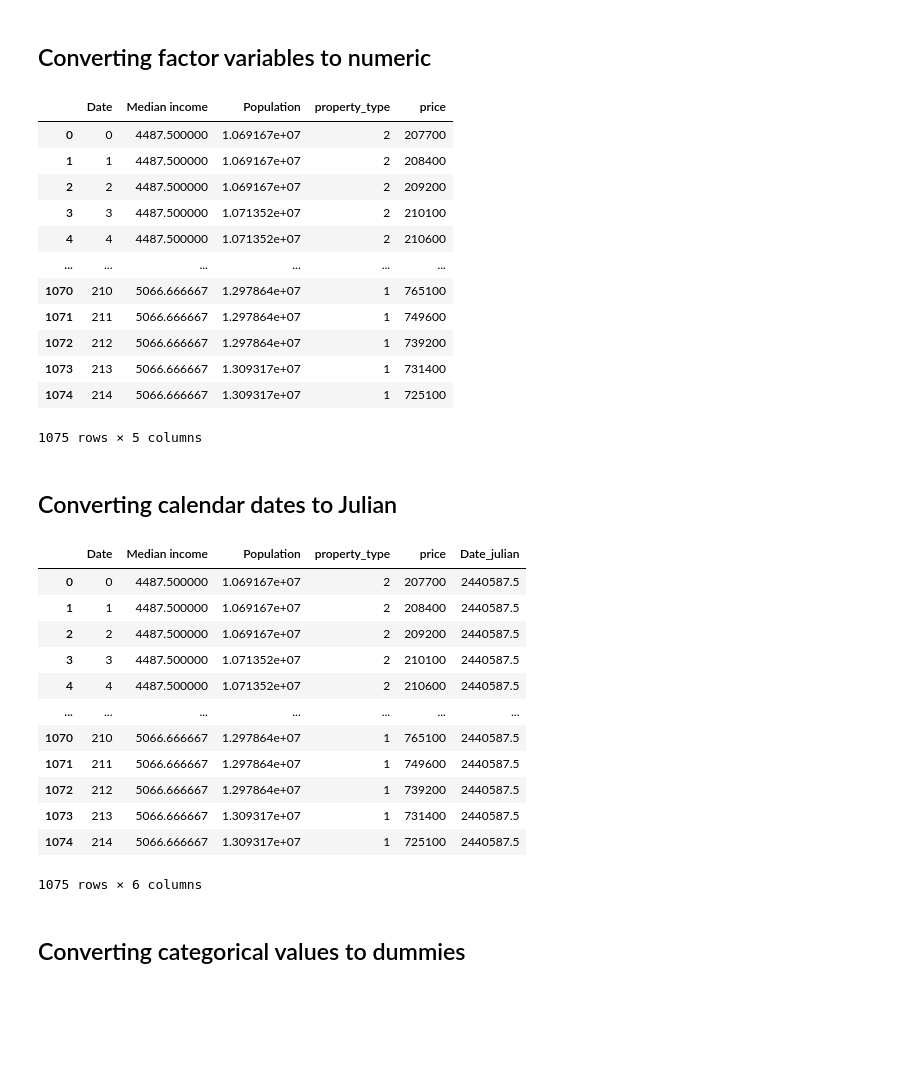
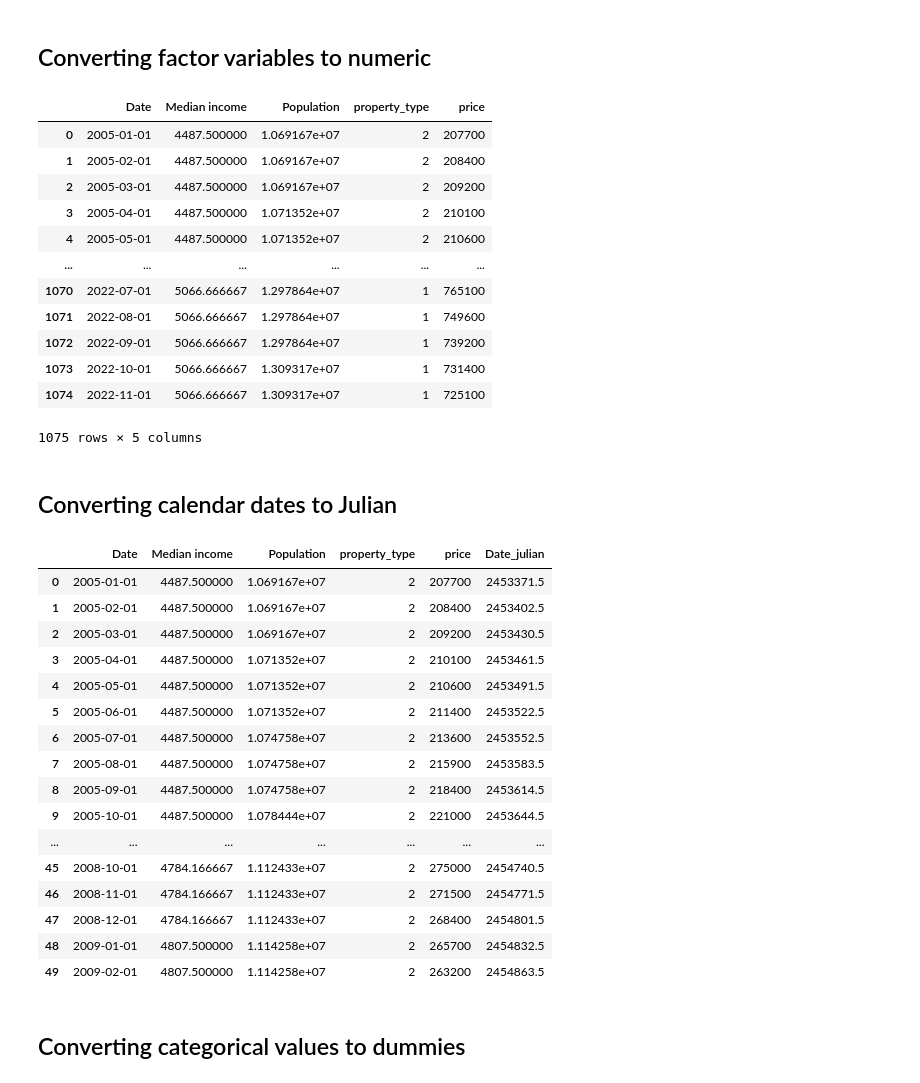
Before and after one commit to Jianting-Selina/PROG8430-1, a Jupyter notebook: workshop4.ipynb, the cells around one changed output. Saved outputs shown, nothing was run; the diff lists cells and outputs as text; code cells hidden in the pictures; blank space fills up the shorter version.

```diff
--- a/workshop4.ipynb
+++ b/workshop4.ipynb
@@ -38,7 +38,7 @@ from scipy.special import boxcox1p
 
 def convert_factors_to_numeric(df):
     le = LabelEncoder()
-    factor_columns = df.select_dtypes(include=['object']).columns
+    factor_columns = ['property_type']
     for col in factor_columns:
         df[col] = le.fit_transform(df[col])
     return df
@@ -46,40 +46,44 @@ after_numeric_df= convert_factors_to_numeric(df)
 after_numeric_df
 # %% [output]
 |  | Date | Median income | Population | property_type | price |
-| 0 | 0 | 4487.500000 | 1.069167e+07 | 2 | 207700 |
-| 1 | 1 | 4487.500000 | 1.069167e+07 | 2 | 208400 |
-| 2 | 2 | 4487.500000 | 1.069167e+07 | 2 | 209200 |
-| 3 | 3 | 4487.500000 | 1.071352e+07 | 2 | 210100 |
-| 4 | 4 | 4487.500000 | 1.071352e+07 | 2 | 210600 |
+| 0 | 2005-01-01 | 4487.500000 | 1.069167e+07 | 2 | 207700 |
+| 1 | 2005-02-01 | 4487.500000 | 1.069167e+07 | 2 | 208400 |
+| 2 | 2005-03-01 | 4487.500000 | 1.069167e+07 | 2 | 209200 |
+| 3 | 2005-04-01 | 4487.500000 | 1.071352e+07 | 2 | 210100 |
+| 4 | 2005-05-01 | 4487.500000 | 1.071352e+07 | 2 | 210600 |
 | ... | ... | ... | ... | ... | ... |
-| 1070 | 210 | 5066.666667 | 1.297864e+07 | 1 | 765100 |
-| 1071 | 211 | 5066.666667 | 1.297864e+07 | 1 | 749600 |
-| 1072 | 212 | 5066.666667 | 1.297864e+07 | 1 | 739200 |
-| 1073 | 213 | 5066.666667 | 1.309317e+07 | 1 | 731400 |
-| 1074 | 214 | 5066.666667 | 1.309317e+07 | 1 | 725100 |
+| 1070 | 2022-07-01 | 5066.666667 | 1.297864e+07 | 1 | 765100 |
+| 1071 | 2022-08-01 | 5066.666667 | 1.297864e+07 | 1 | 749600 |
+| 1072 | 2022-09-01 | 5066.666667 | 1.297864e+07 | 1 | 739200 |
+| 1073 | 2022-10-01 | 5066.666667 | 1.309317e+07 | 1 | 731400 |
+| 1074 | 2022-11-01 | 5066.666667 | 1.309317e+07 | 1 | 725100 |
 1075 rows × 5 columns
 # %% [markdown]
 ## Converting calendar dates to Julian
 # %%
 def convert_dates_to_julian(df, date_column):
     df[f'{date_column}_julian'] = pd.to_datetime(df[date_column]).map(lambda x: x.to_julian_date())
     return df
 after_convert_date=convert_dates_to_julian(after_numeric_df,'Date')
-after_convert_date
+after_convert_date.head(50)
 # %% [output]
 |  | Date | Median income | Population | property_type | price | Date_julian |
-| 0 | 0 | 4487.500000 | 1.069167e+07 | 2 | 207700 | 2440587.5 |
-| 1 | 1 | 4487.500000 | 1.069167e+07 | 2 | 208400 | 2440587.5 |
-| 2 | 2 | 4487.500000 | 1.069167e+07 | 2 | 209200 | 2440587.5 |
-| 3 | 3 | 4487.500000 | 1.071352e+07 | 2 | 210100 | 2440587.5 |
-| 4 | 4 | 4487.500000 | 1.071352e+07 | 2 | 210600 | 2440587.5 |
+| 0 | 2005-01-01 | 4487.500000 | 1.069167e+07 | 2 | 207700 | 2453371.5 |
+| 1 | 2005-02-01 | 4487.500000 | 1.069167e+07 | 2 | 208400 | 2453402.5 |
+| 2 | 2005-03-01 | 4487.500000 | 1.069167e+07 | 2 | 209200 | 2453430.5 |
+| 3 | 2005-04-01 | 4487.500000 | 1.071352e+07 | 2 | 210100 | 2453461.5 |
+| 4 | 2005-05-01 | 4487.500000 | 1.071352e+07 | 2 | 210600 | 2453491.5 |
+| 5 | 2005-06-01 | 4487.500000 | 1.071352e+07 | 2 | 211400 | 2453522.5 |
+| 6 | 2005-07-01 | 4487.500000 | 1.074758e+07 | 2 | 213600 | 2453552.5 |
+| 7 | 2005-08-01 | 4487.500000 | 1.074758e+07 | 2 | 215900 | 2453583.5 |
+| 8 | 2005-09-01 | 4487.500000 | 1.074758e+07 | 2 | 218400 | 2453614.5 |
+| 9 | 2005-10-01 | 4487.500000 | 1.078444e+07 | 2 | 221000 | 2453644.5 |
 | ... | ... | ... | ... | ... | ... | ... |
-| 1070 | 210 | 5066.666667 | 1.297864e+07 | 1 | 765100 | 2440587.5 |
-| 1071 | 211 | 5066.666667 | 1.297864e+07 | 1 | 749600 | 2440587.5 |
-| 1072 | 212 | 5066.666667 | 1.297864e+07 | 1 | 739200 | 2440587.5 |
-| 1073 | 213 | 5066.666667 | 1.309317e+07 | 1 | 731400 | 2440587.5 |
-| 1074 | 214 | 5066.666667 | 1.309317e+07 | 1 | 725100 | 2440587.5 |
+| 45 | 2008-10-01 | 4784.166667 | 1.112433e+07 | 2 | 275000 | 2454740.5 |
+| 46 | 2008-11-01 | 4784.166667 | 1.112433e+07 | 2 | 271500 | 2454771.5 |
+| 47 | 2008-12-01 | 4784.166667 | 1.112433e+07 | 2 | 268400 | 2454801.5 |
+| 48 | 2009-01-01 | 4807.500000 | 1.114258e+07 | 2 | 265700 | 2454832.5 |
+| 49 | 2009-02-01 | 4807.500000 | 1.114258e+07 | 2 | 263200 | 2454863.5 |
-1075 rows × 6 columns
 # %% [markdown]
 ## Converting categorical values to dummies
 # %%
```
Also changed, not shown: parts of 9 cells of this notebook.
